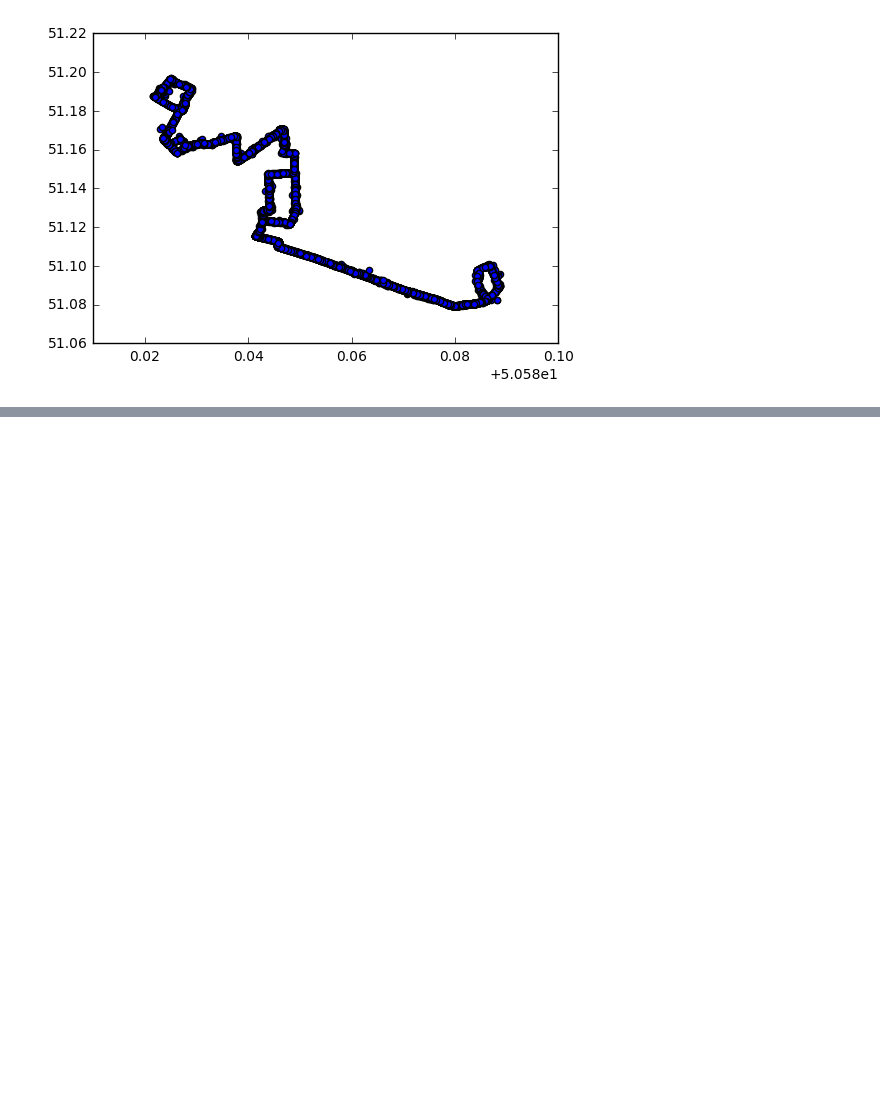
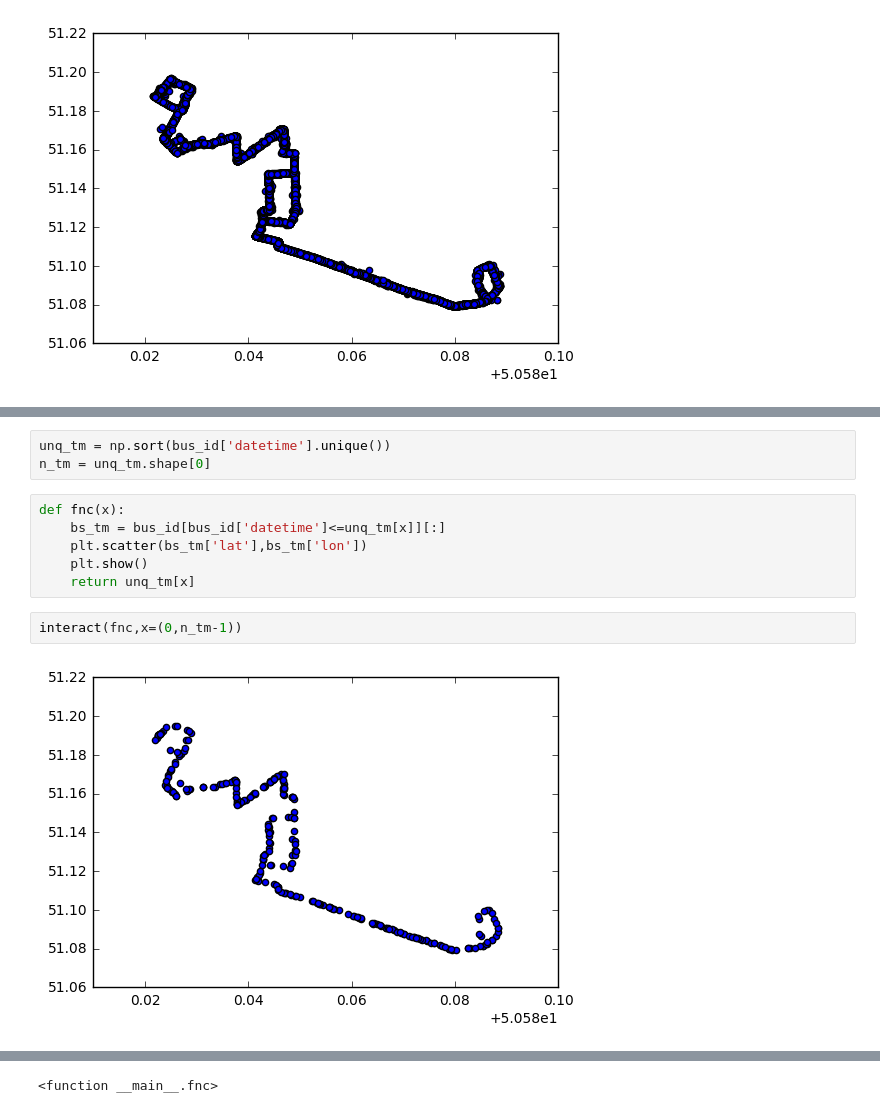
Before and after one commit to Cubbee/public-transport-stops-challenge, a Jupyter notebook: Stops.ipynb, the cells around one changed output, grey strips where cells are left out. Drawn from its saved outputs; the diff is of its cells as text; blank space fills up the shorter version.

```diff
--- a/Stops.ipynb
+++ b/Stops.ipynb
@@ -304,0 +149,13 @@ bus_sv1.to_csv('busSv1.csv',index=False,sep=',')
+# %%
+unq_tm = np.sort(bus_id['datetime'].unique())
+n_tm = unq_tm.shape[0]
+# %%
+def fnc(x):
+    bs_tm = bus_id[bus_id['datetime']<=unq_tm[x]][:]
+    plt.scatter(bs_tm['lat'],bs_tm['lon'])
+    plt.show()
+    return unq_tm[x]
+# %%
+interact(fnc,x=(0,n_tm-1))
+# %% [output]
+[figure, added]
@@ -304,0 +163 @@ bus_sv1.to_csv('busSv1.csv',index=False,sep=',')
+<function __main__.fnc>
```
Also changed, not shown: parts of 93 cells of this notebook.
